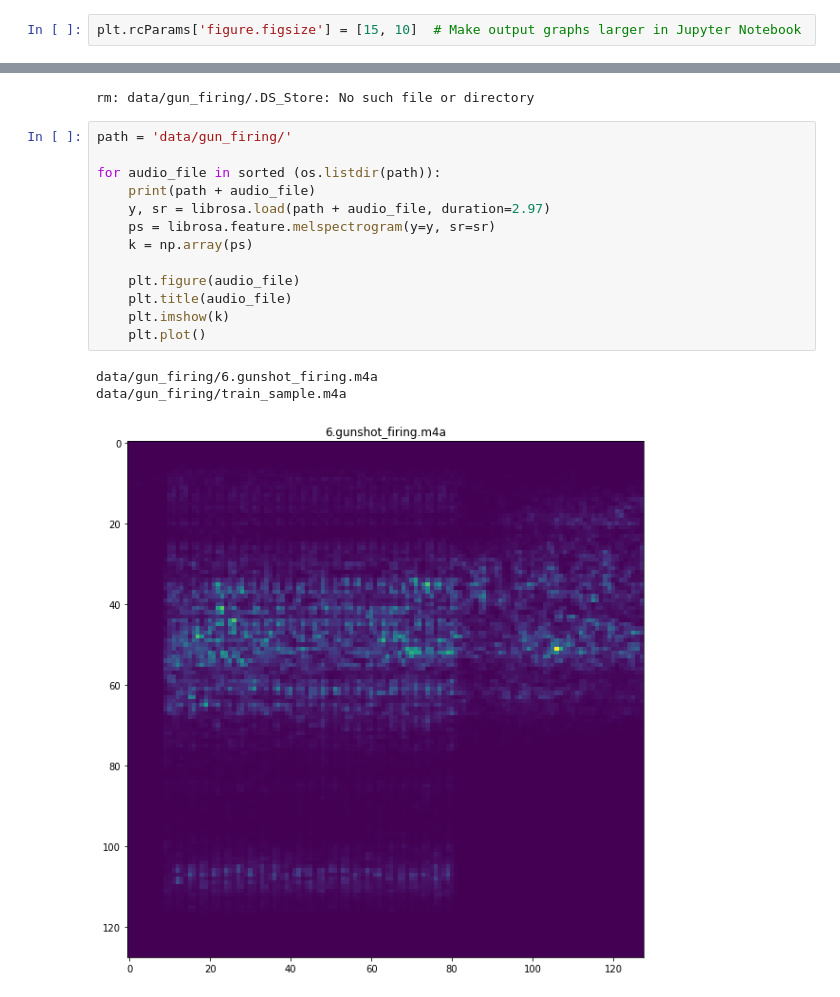
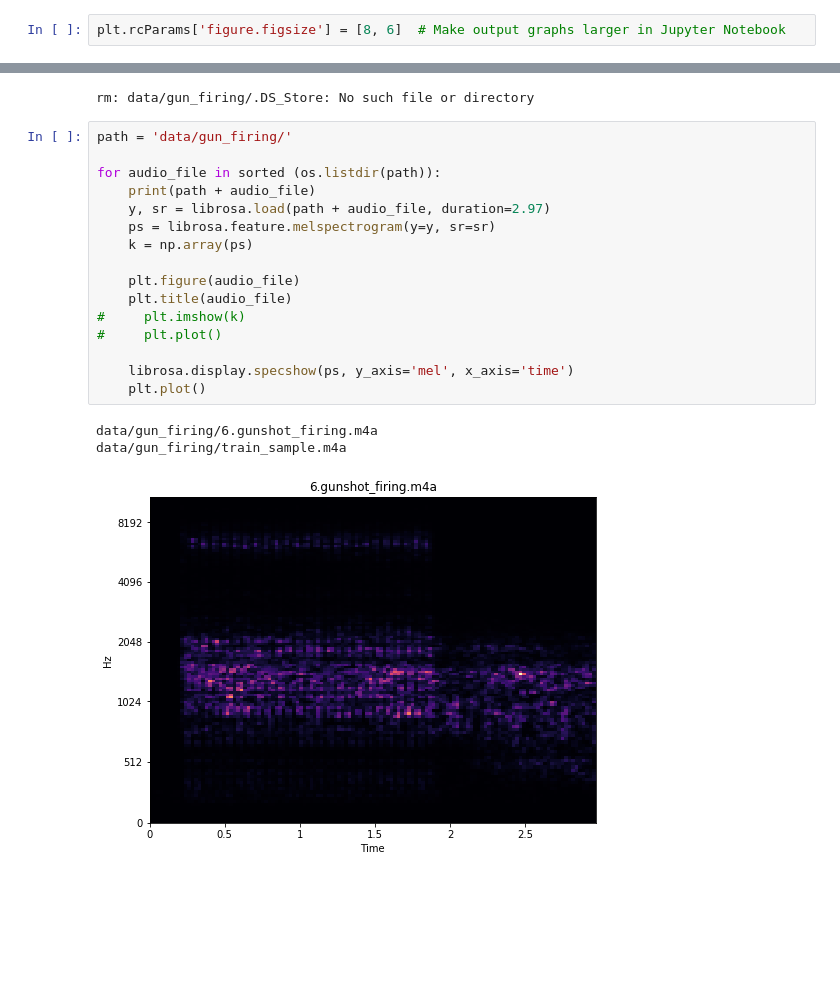
Before and after one commit to meflouu/AudioClassificationProject, a Jupyter notebook: AudioProject.ipynb, the cells around one changed output, grey strips where cells are left out. Saved outputs shown, nothing was run; the diff lists cells and outputs as text; blank space fills up the shorter version.

```diff
--- a/AudioProject.ipynb
+++ b/AudioProject.ipynb
@@ -258,7 +258,7 @@ File    7.jackhammer_tool.m4a   predicted as class [7]  True
 File    8.siren_alarm.m4a       predicted as class [8]  True
 File    9.street_music.m4a      predicted as class [9]  True
 # %%
-plt.rcParams['figure.figsize'] = [15, 10]  # Make output graphs larger in Jupyter Notebook
+plt.rcParams['figure.figsize'] = [8, 6]  # Make output graphs larger in Jupyter Notebook
 # %%
 !rm data/gun_firing/.DS_Store
 # %% [output]
@@ -266,17 +266,20 @@ rm: data/gun_firing/.DS_Store: No such file or directory
 # %%
 path = 'data/gun_firing/'
 
 for audio_file in sorted (os.listdir(path)):
     print(path + audio_file)
     y, sr = librosa.load(path + audio_file, duration=2.97)
     ps = librosa.feature.melspectrogram(y=y, sr=sr)
     k = np.array(ps)
 
     plt.figure(audio_file)
     plt.title(audio_file)
-    plt.imshow(k)
+#     plt.imshow(k)
+#     plt.plot()
+
+    librosa.display.specshow(ps, y_axis='mel', x_axis='time')
     plt.plot()
 # %% [output]
 data/gun_firing/6.gunshot_firing.m4a
 data/gun_firing/train_sample.m4a
-[figure, old version]
+[figure, new version]
```
Also changed, not shown: parts of 2 cells of this notebook, 9 other files.
